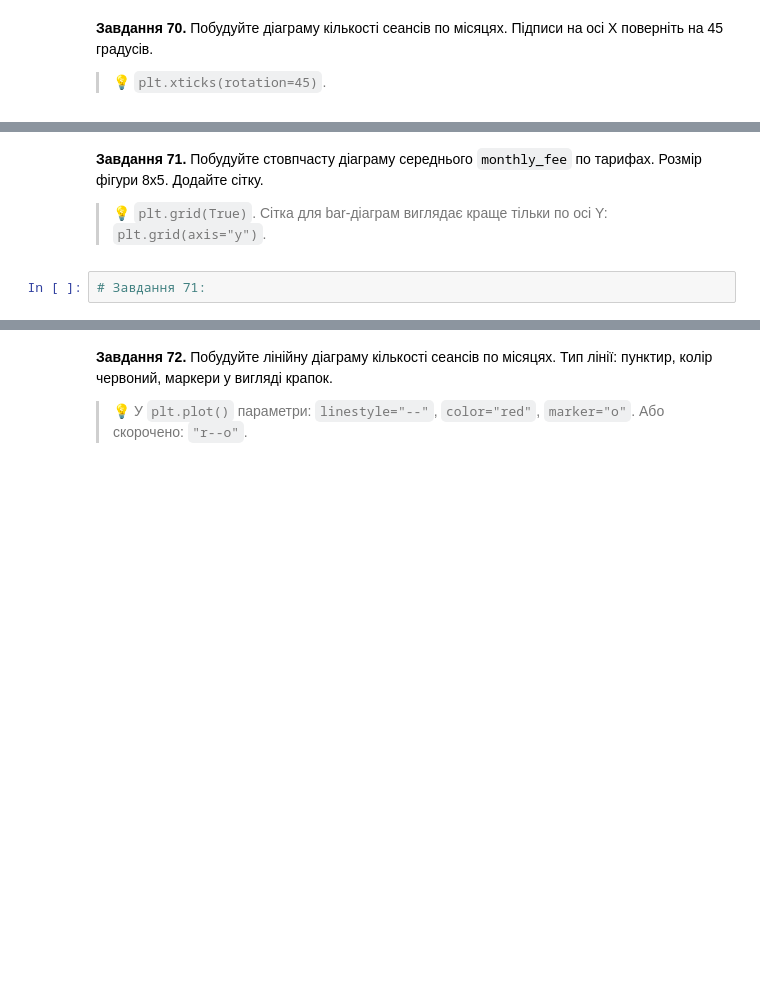
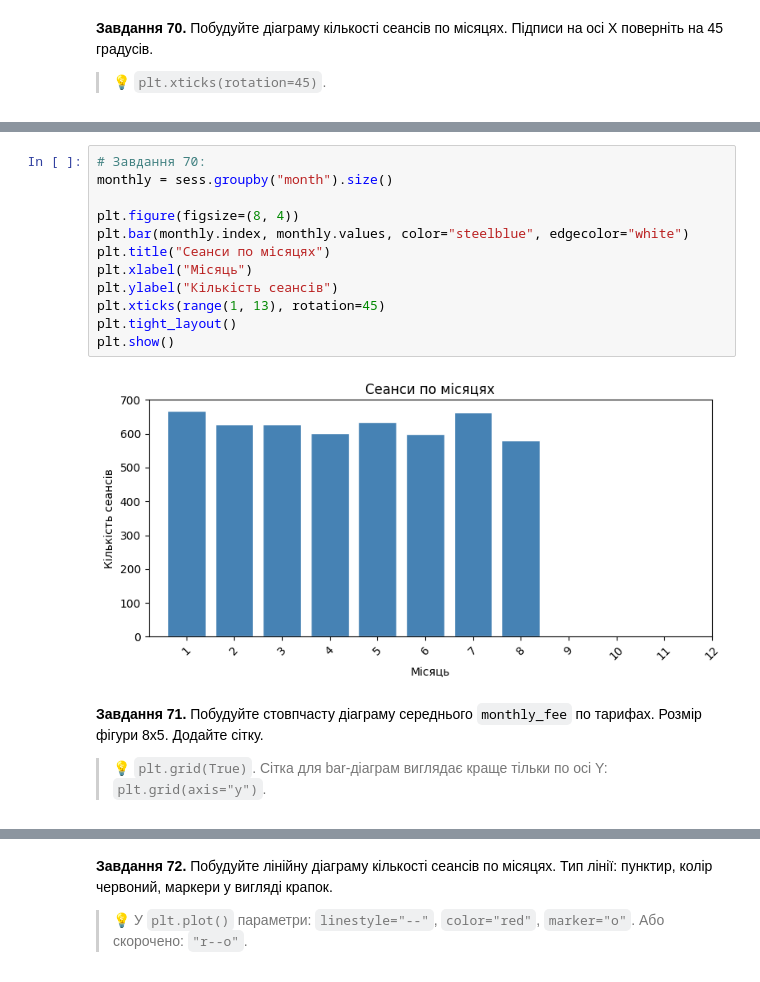
Before and after one commit to VikiTarasova/DTA_2026, a Jupyter notebook: Homework/pandas_viz_practice.ipynb, the cells around one changed output, grey strips where cells are left out. Cells and saved outputs as stored; diff of their text form; blank space fills up the shorter version.

```diff
--- a/Homework/pandas_viz_practice.ipynb
+++ b/Homework/pandas_viz_practice.ipynb
@@ -1592,6 +1623,18 @@ NameError: name 'df' is not defined
+# %%
+# Завдання 70:
+monthly = sess.groupby("month").size()
+
+plt.figure(figsize=(8, 4))
+plt.bar(monthly.index, monthly.values, color="steelblue", edgecolor="white")
+plt.title("Сеанси по місяцях")
+plt.xlabel("Місяць")
+plt.ylabel("Кількість сеансів")
+plt.xticks(range(1, 13), rotation=45)
+plt.tight_layout()
+plt.show()
+# %% [output]
+[figure, added]
 # %% [markdown]
 **Завдання 71.** Побудуйте стовпчасту діаграму середнього `monthly_fee` по тарифах. Розмір фігури 8x5. Додайте сітку.
 
 > 💡 `plt.grid(True)`. Сітка для bar-діаграм виглядає краще тільки по осі Y: `plt.grid(axis="y")`.
-# %%
-# Завдання 71:
```
Also changed, not shown: parts of 25 cells of this notebook.
